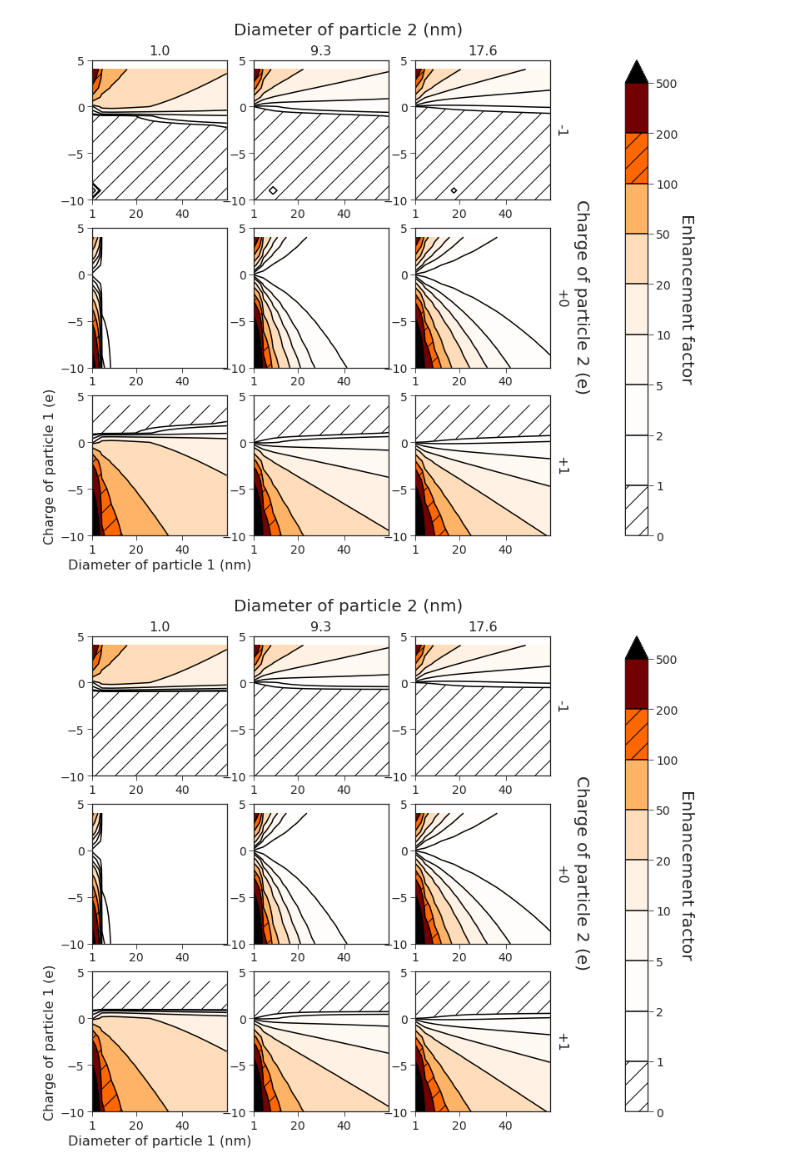
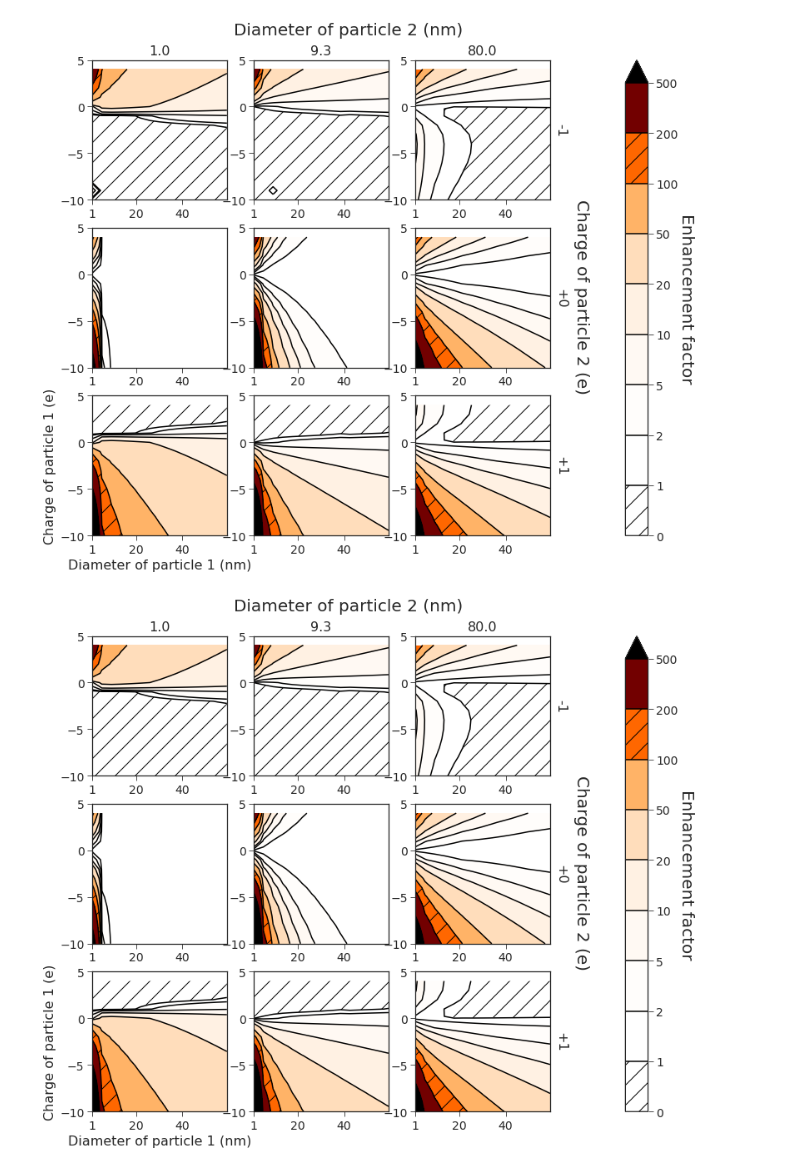
Before and after one commit to caos21/ndust, a Jupyter notebook: press/efactor-results.ipynb, the cells around one changed output. Cells and saved outputs as stored; diff of their text form; code cells hidden in the pictures.

```diff
--- a/press/efactor-results.ipynb
+++ b/press/efactor-results.ipynb
@@ -310,25 +310,25 @@ class mplot4d(object):
         plt.show()
         return self.dpivots[d1_indices], data
 # %%
-miter = mplot4d("test-maxiter")
+miter = mplot4d("test-oldlogic3")
 # ll=[0, 1, 2]
-ll=[0, 2, 4]
+ll=[0, 2, 19]
 ql=[9, 10, 11]
 miter.set_grid(0, 15, 0, 15)
 miter.loglevels = np.array([0, 1, 2, 5, 10, 20, 50, 100, 200, 500])
 miter.plot(ll, ql, filename='test', xaxticks=[1, *np.arange(20, 60, 20)],
            yaxticks=[*np.arange(-10, 6, 5)])
 # %% [output]
-[figure, old version]
+[figure, new version]
 # %%
 #mt = mplot4d("test-optim1")
-mt = mplot4d("test-newlogic2")
+mt = mplot4d("test-newlogic5")
 # ll=[0, 1, 2]
-ll=[0, 2, 4]
+ll=[0, 2, 19]
 ql=[9, 10, 11]
 mt.set_grid(0, 15, 0, 15)
 mt.loglevels = np.array([0, 1, 2, 5, 10, 20, 50, 100, 200, 500])
 mt.plot(ll, ql, filename='test', xaxticks=[1, *np.arange(20, 60, 20)],
            yaxticks=[*np.arange(-10, 6, 5)])
 # %% [output]
-[figure, old version]
+[figure, new version]
```
Also changed, not shown: parts of 64 cells of this notebook, 6 other files.
